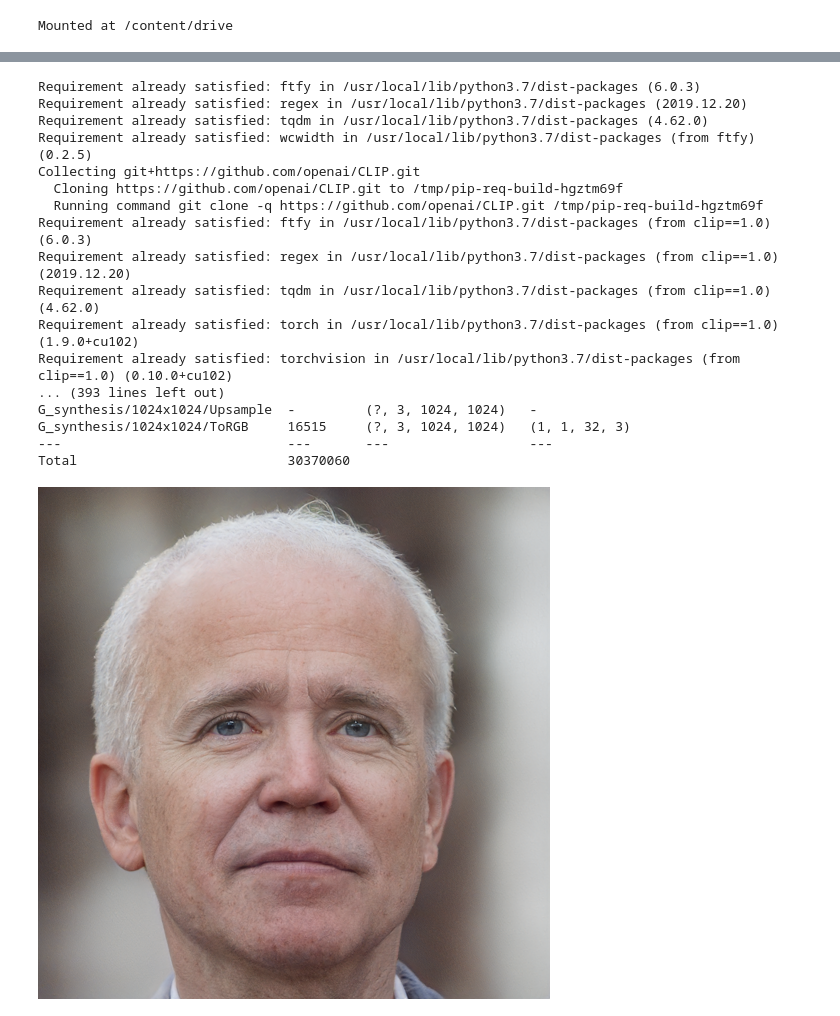
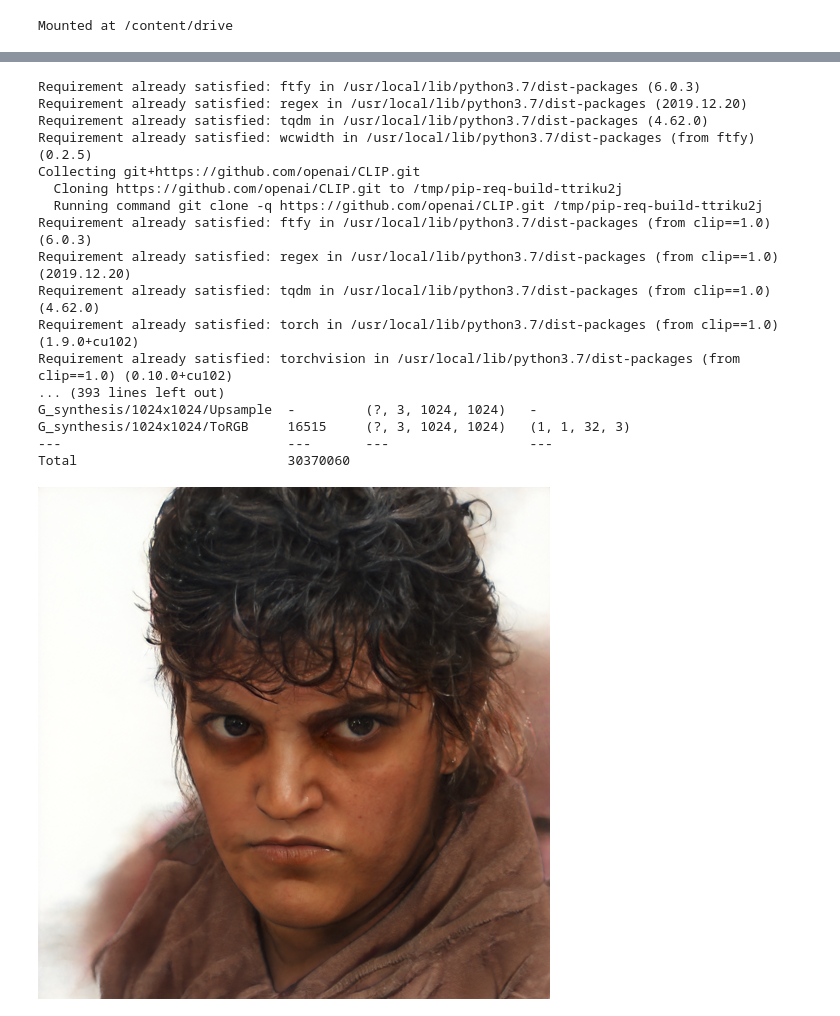
Before and after one commit to styler00dollar/Colab-e4e-StyleCLIPglobal, a Jupyter notebook: Colab-e4e+StyleCLIPglobal.ipynb, the cells around one changed output, grey strips where cells are left out. Drawn from its saved outputs; the diff is of its cells as text; code cells hidden in the pictures.

```diff
--- a/Colab-e4e+StyleCLIPglobal.ipynb
+++ b/Colab-e4e+StyleCLIPglobal.ipynb
@@ -92,7 +129,7 @@ from utils.common import tensor2im
 from models.psp import pSp  # we use the pSp framework to load the e4e encoder.
 
 
-image_name = '/content/joe-biden-ehemaliger.jpg' #@param {type:"string"}
+image_name = '/content/DeepinBildschirmfoto_Bereich ausw\xE4hlen_20210903071818.png' #@param {type:"string"}
 os.chdir('/content/encoder4editing')
 EXPERIMENT_DATA_ARGS = {
     "ffhq_encode": {
@@ -243,22 +280,22 @@ Inference took 0.1408 seconds.
 /root
 /content
 Requirement already satisfied: ftfy in /usr/local/lib/python3.7/dist-packages (6.0.3)
 Requirement already satisfied: regex in /usr/local/lib/python3.7/dist-packages (2019.12.20)
 Requirement already satisfied: tqdm in /usr/local/lib/python3.7/dist-packages (4.62.0)
 Requirement already satisfied: wcwidth in /usr/local/lib/python3.7/dist-packages (from ftfy) (0.2.5)
 Collecting git+https://github.com/openai/CLIP.git
-  Cloning https://github.com/openai/CLIP.git to /tmp/pip-req-build-hgztm69f
-  Running command git clone -q https://github.com/openai/CLIP.git /tmp/pip-req-build-hgztm69f
+  Cloning https://github.com/openai/CLIP.git to /tmp/pip-req-build-ttriku2j
+  Running command git clone -q https://github.com/openai/CLIP.git /tmp/pip-req-build-ttriku2j
 Requirement already satisfied: ftfy in /usr/local/lib/python3.7/dist-packages (from clip==1.0) (6.0.3)
 Requirement already satisfied: regex in /usr/local/lib/python3.7/dist-packages (from clip==1.0) (2019.12.20)
 Requirement already satisfied: tqdm in /usr/local/lib/python3.7/dist-packages (from clip==1.0) (4.62.0)
 Requirement already satisfied: torch in /usr/local/lib/python3.7/dist-packages (from clip==1.0) (1.9.0+cu102)
 Requirement already satisfied: torchvision in /usr/local/lib/python3.7/dist-packages (from clip==1.0) (0.10.0+cu102)
 ... (393 lines left out)
 G_synthesis/1024x1024/Upsample  -         (?, 3, 1024, 1024)   -
 G_synthesis/1024x1024/ToRGB     16515     (?, 3, 1024, 1024)   (1, 1, 32, 3)
 ---                             ---       ---                  ---
 Total                           30370060
-[figure, old version]
+[figure, new version]
 # %%
 # @title run
```
Also changed, not shown: parts of 4 cells of this notebook.
